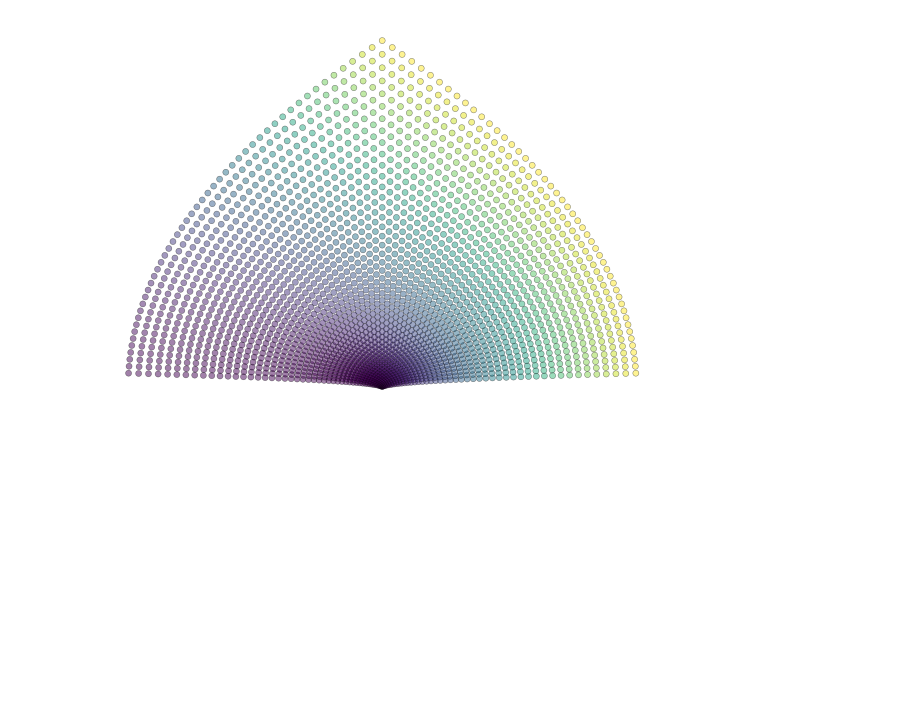
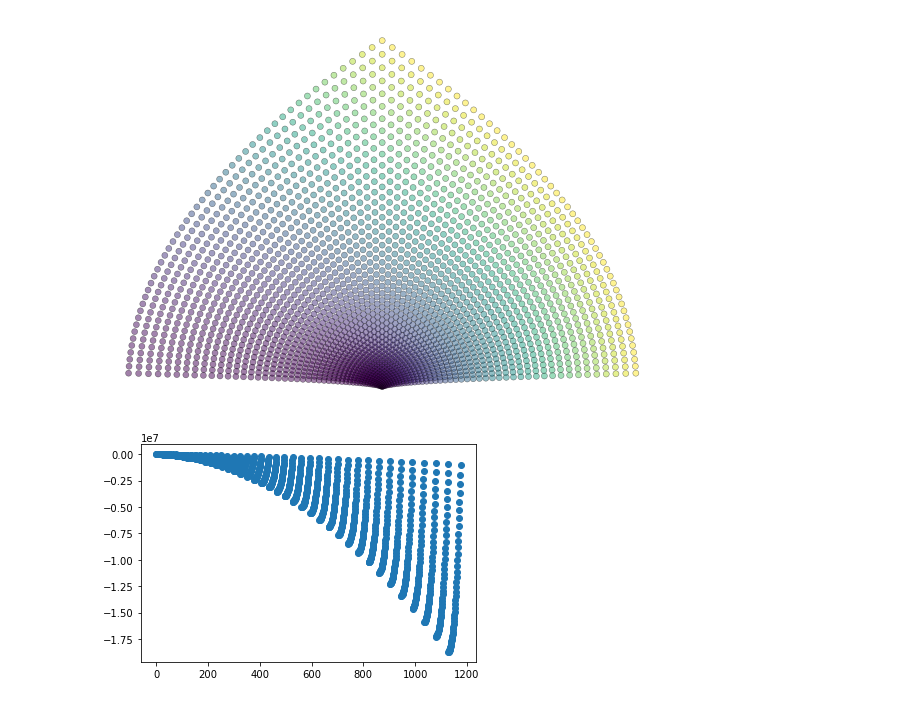
Before and after one commit to danireysan/pymath, a Jupyter notebook: Number Theory/Euclid's Pytheagorean triplets.ipynb, the cells around one changed output. Drawn from its saved outputs; the diff is of its cells as text; code cells hidden in the pictures; blank space fills up the shorter version.

```diff
--- a/Number Theory/Euclid's Pytheagorean triplets.ipynb
+++ b/Number Theory/Euclid's Pytheagorean triplets.ipynb
@@ -19,3 +19,10 @@ plt.axis('off')
 plt.show()
 # %% [output]
 [figure]
+# %%
+pythcheck = (np.array(a) ** 2) + (np.array(b) ** 2) - (np.array(c) ** 2)
+
+plt.plot(pythcheck, 'o')
+plt.show()
+# %% [output]
+[figure, added]
```
